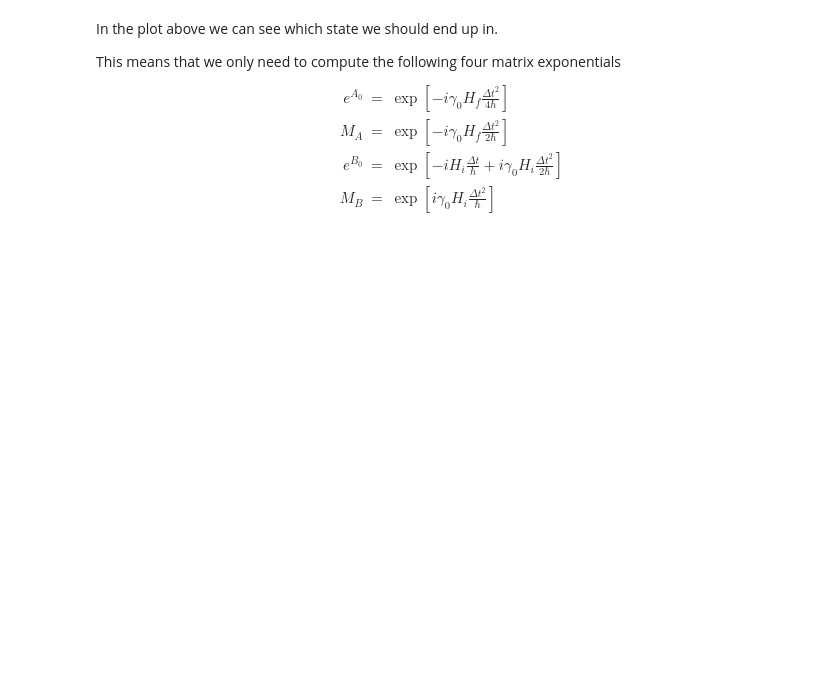
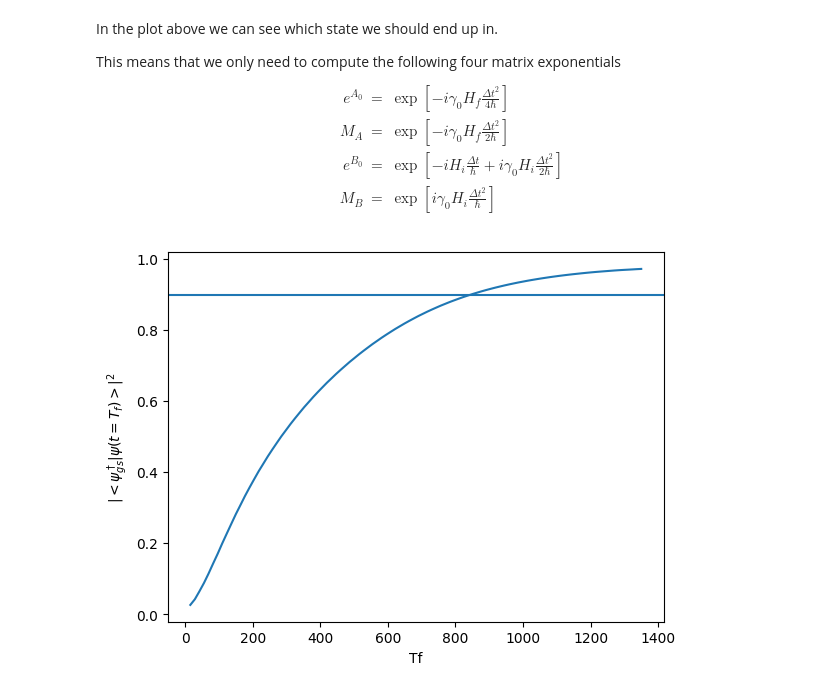
Before and after one commit to Secretmud/zermelos-navigation-problem, a Jupyter notebook: src/yves_method.ipynb, the cells around one changed output. Drawn from its saved outputs; the diff is of its cells as text; code cells hidden in the pictures; blank space fills up the shorter version.

```diff
--- a/src/yves_method.ipynb
+++ b/src/yves_method.ipynb
@@ -155,36 +155,23 @@ def yves_TDSE(psi_init, Hi, Hf, T, steps=10000):
     # final normalization & sanity
     return psi
 # %%
-from concurrent.futures import ProcessPoolExecutor
-
-# --- Your function ---
-def compute_fidelity(t):
-    psi = yves_TDSE(initialState, Hi, Hf, t)
-    fidelity = np.abs(psi[gs_idx])**2
-    return fidelity
-
-# --- Precomputation ---
-gs_idx = np.argmin(psi_f)
-
-# --- Parallel loop ---
-with ProcessPoolExecutor() as pool:
-    fidelities = list(tqdm.tqdm(pool.map(compute_fidelity, ts), total=len(ts)))
-
-"""
 fidelities = []
 gs_idx = np.argmin(psi_f)
 for t in tqdm.tqdm(ts):
     psi = yves_TDSE(initialState, Hi, Hf, t)
     fidelity = np.abs(psi[gs_idx])**2
     fidelities.append(fidelity)
-"""
+
 
 plt.figure()
 #plt.ylim(0, 1)
 plt.xlabel("Tf")
 plt.ylabel(r"$ |<\psi^\dagger_{gs} | \psi(t=T_f)>|^2 $")
 plt.plot(ts, fidelities)
 plt.savefig(f"{N=}-different_Tf.pdf")
+plt.axhline(0.9)
 plt.show()
+# %% [output]
+[figure, added]
 # %%
 import csv
```
Also changed, not shown: parts of 3 cells of this notebook, 4 other files.
